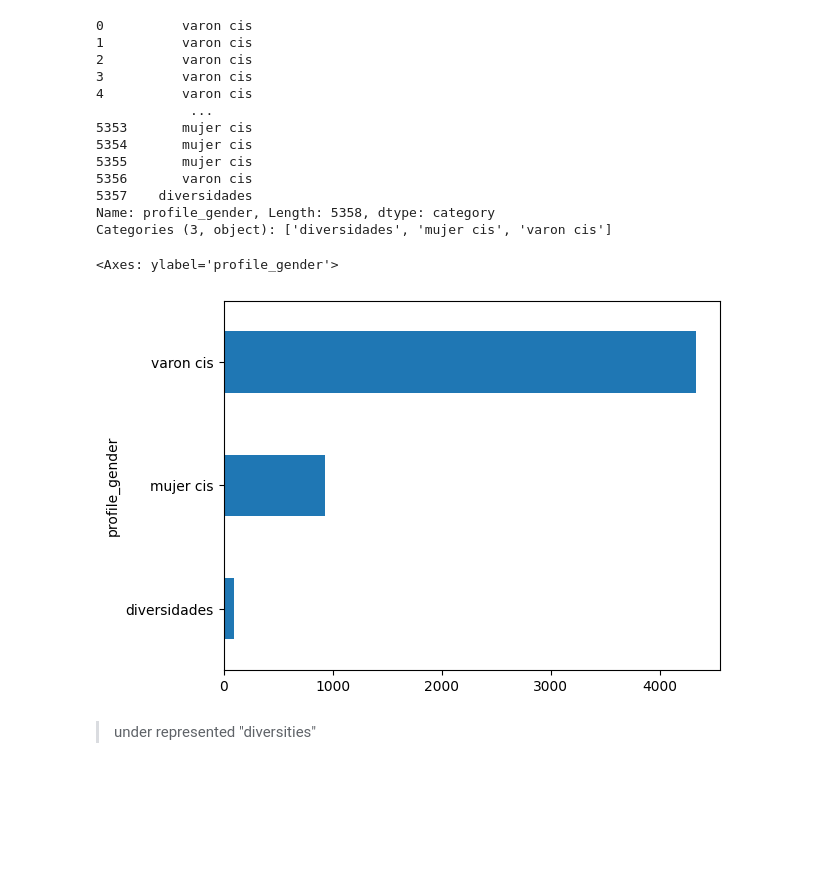
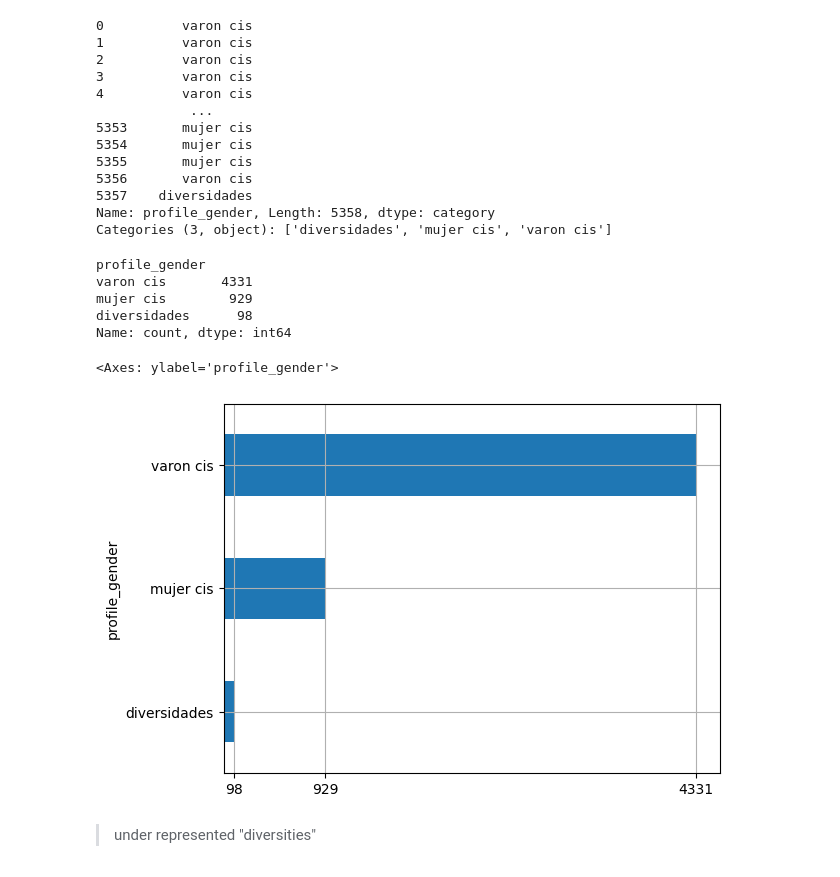
Before and after one commit to brivadeneira/diplo-notes, a Jupyter notebook: 1.1.exploring_tech_salaries_dataset.ipynb, the cells around one changed output. Saved outputs shown, nothing was run; the diff lists cells and outputs as text; code cells hidden in the pictures; blank space fills up the shorter version.

```diff
--- a/1.1.exploring_tech_salaries_dataset.ipynb
+++ b/1.1.exploring_tech_salaries_dataset.ipynb
@@ -216,11 +217,19 @@ df.profile_gender.astype('category')
 5357    diversidades
 Name: profile_gender, Length: 5358, dtype: category
 Categories (3, object): ['diversidades', 'mujer cis', 'varon cis']
+# %%
+df.profile_gender.value_counts()
+# %% [output]
+profile_gender
+varon cis       4331
+mujer cis        929
+diversidades      98
+Name: count, dtype: int64
 # %%
-df.profile_gender.value_counts().sort_values().plot(kind='barh')  #, colorbar=True)
+df.profile_gender.value_counts().sort_values().plot(kind='barh', grid=True, xticks=df.profile_gender.value_counts())  #, colorbar=True)
 # %% [output]
 <Axes: ylabel='profile_gender'>
-[figure, old version]
+[figure, new version]
 # %% [markdown]
 > under represented "diversities"
 # %%
```
Also changed, not shown: parts of 1 cell of this notebook, 2 other files.
